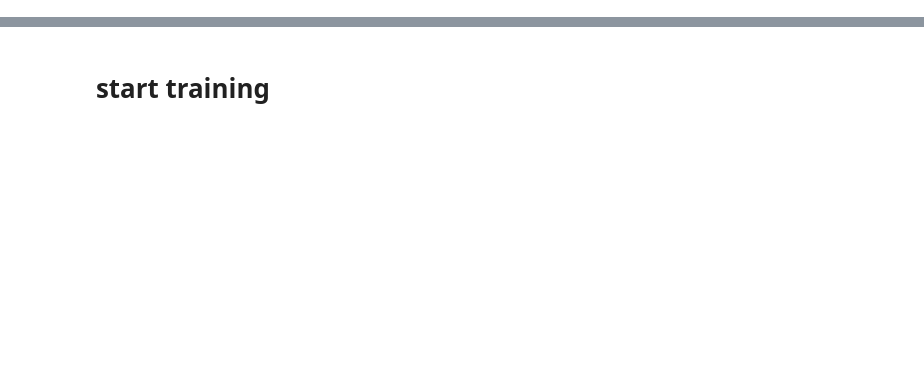
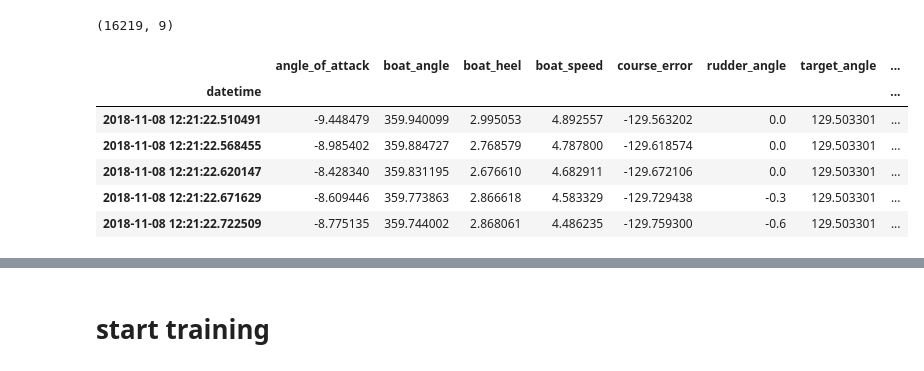
Before and after one commit to wouterdewinter/ai-captain, a Jupyter notebook: notebooks/polar-solution.ipynb, the cells around one changed output, grey strips where cells are left out. Drawn from its saved outputs; the diff is of its cells as text; code cells hidden in the pictures; blank space fills up the shorter version.

```diff
--- a/notebooks/polar-solution.ipynb
+++ b/notebooks/polar-solution.ipynb
@@ -22,14 +22,23 @@ from sklearn.model_selection import train_test_split
 pd.options.mode.chained_assignment = None
 # %%
 # read csv
-data = pd.read_csv(os.path.join('..', 'data', 'logs', 'history_20181108_1235.csv'), index_col=0)
+data = pd.read_csv(os.path.join('..', 'data', 'datasets', 'history_20181108_1235.csv'), index_col=0)
 
 # make datetime index (could also be done directly in read_csv)
 data['datetime'] = pd.to_datetime(data['datetime'])
 data = data.set_index('datetime')
 
 print (data.shape)
 data.head()
+# %% [output]
+(16219, 9)
+|  | angle_of_attack | boat_angle | boat_heel | boat_speed | course_error | rudder_angle | target_angle | ... |
+| datetime |  |  |  |  |  |  |  | ... |
+| 2018-11-08 12:21:22.510491 | -9.448479 | 359.940099 | 2.995053 | 4.892557 | -129.563202 | 0.0 | 129.503301 | ... |
+| 2018-11-08 12:21:22.568455 | -8.985402 | 359.884727 | 2.768579 | 4.787800 | -129.618574 | 0.0 | 129.503301 | ... |
+| 2018-11-08 12:21:22.620147 | -8.428340 | 359.831195 | 2.676610 | 4.682911 | -129.672106 | 0.0 | 129.503301 | ... |
+| 2018-11-08 12:21:22.671629 | -8.609446 | 359.773863 | 2.866618 | 4.583329 | -129.729438 | -0.3 | 129.503301 | ... |
+| 2018-11-08 12:21:22.722509 | -8.775135 | 359.744002 | 2.868061 | 4.486235 | -129.759300 | -0.6 | 129.503301 | ... |
 # %%
 # show the boat approaching the target course
 _, ax = plt.subplots(figsize=(20, 10))
```
Also changed, not shown: parts of 7 cells of this notebook, 2 other files.
